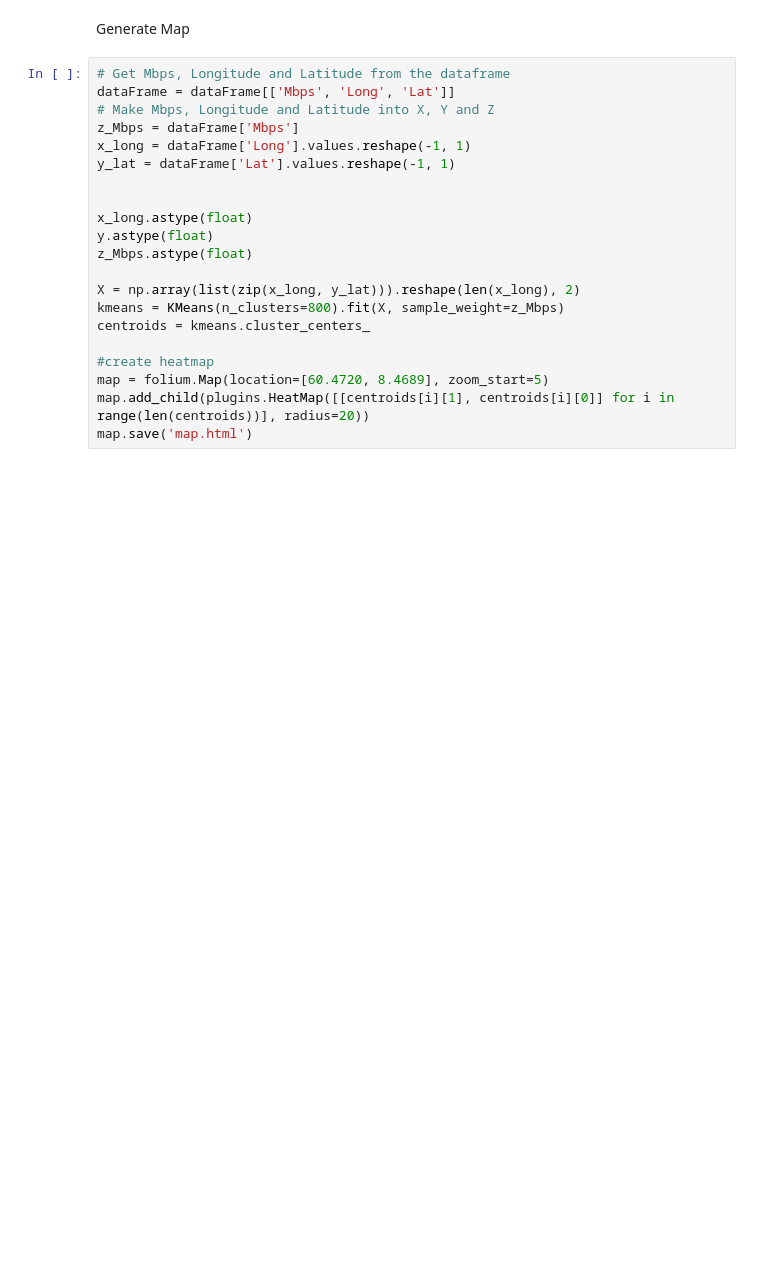
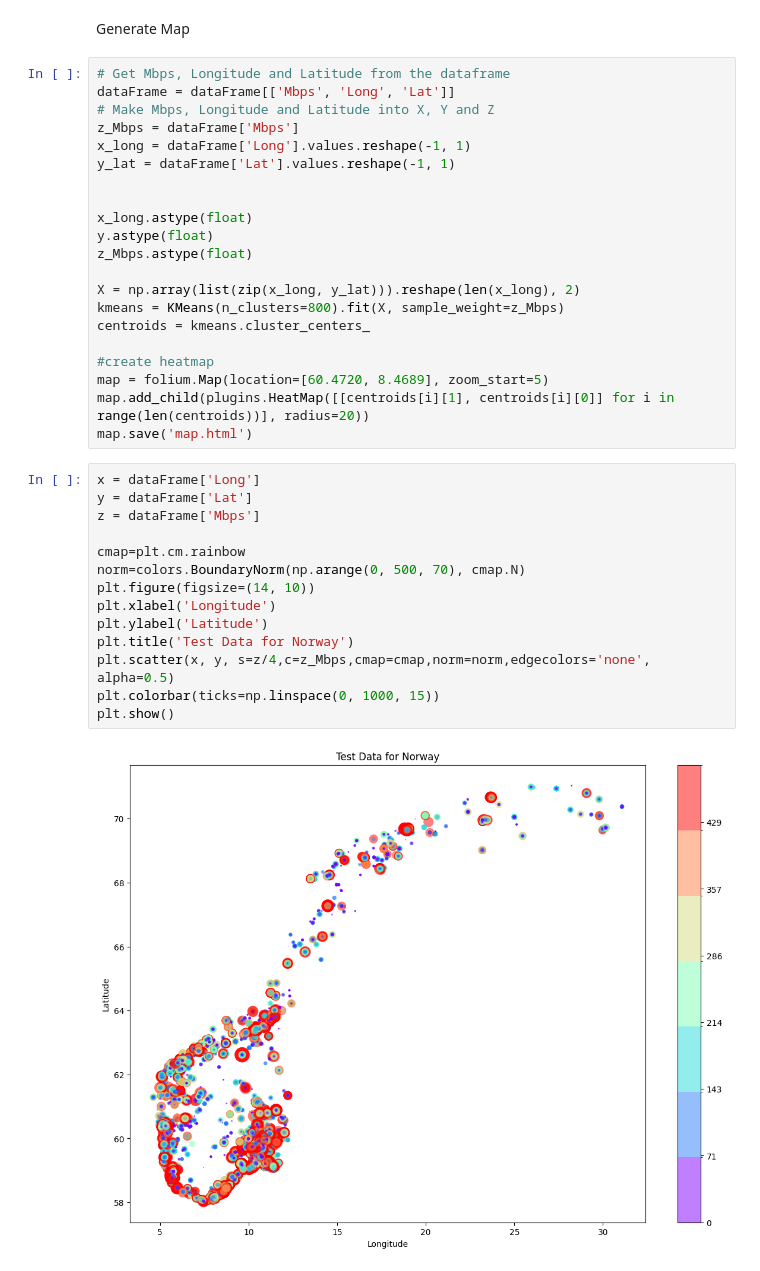
Before and after one commit to Stisor/5974-22H-Spesialpensum, a Jupyter notebook: Exam.ipynb, the cells around one changed output. Saved outputs shown, nothing was run; the diff lists cells and outputs as text; blank space fills up the shorter version.

```diff
--- a/Exam.ipynb
+++ b/Exam.ipynb
@@ -421,3 +417,19 @@ centroids = kmeans.cluster_centers_
 map = folium.Map(location=[60.4720, 8.4689], zoom_start=5)
 map.add_child(plugins.HeatMap([[centroids[i][1], centroids[i][0]] for i in range(len(centroids))], radius=20))
 map.save('map.html')
+# %%
+x = dataFrame['Long']
+y = dataFrame['Lat']
+z = dataFrame['Mbps']
+
+cmap=plt.cm.rainbow
+norm=colors.BoundaryNorm(np.arange(0, 500, 70), cmap.N)
+plt.figure(figsize=(14, 10))
+plt.xlabel('Longitude')
+plt.ylabel('Latitude')
+plt.title('Test Data for Norway')
+plt.scatter(x, y, s=z/4,c=z_Mbps,cmap=cmap,norm=norm,edgecolors='none', alpha=0.5)
+plt.colorbar(ticks=np.linspace(0, 1000, 15))
+plt.show()
+# %% [output]
+[figure, added]
```
Also changed, not shown: parts of 8 cells of this notebook, 2 other files.
